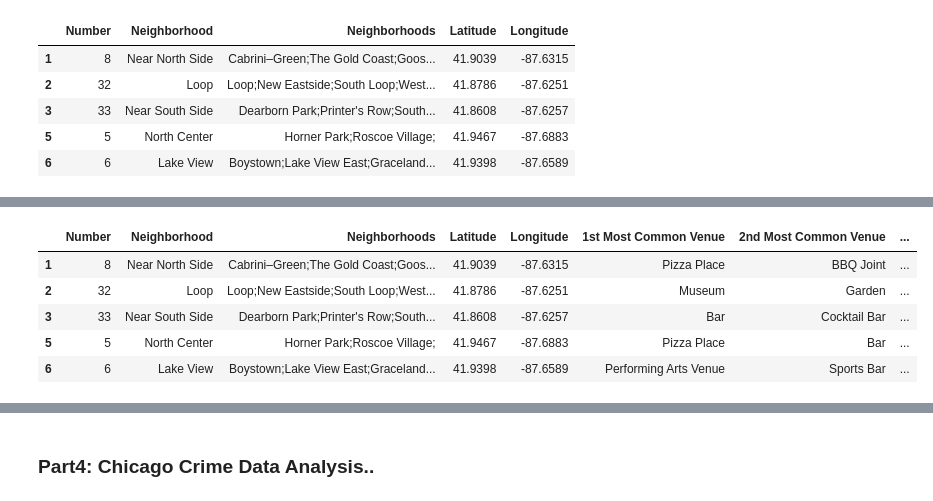
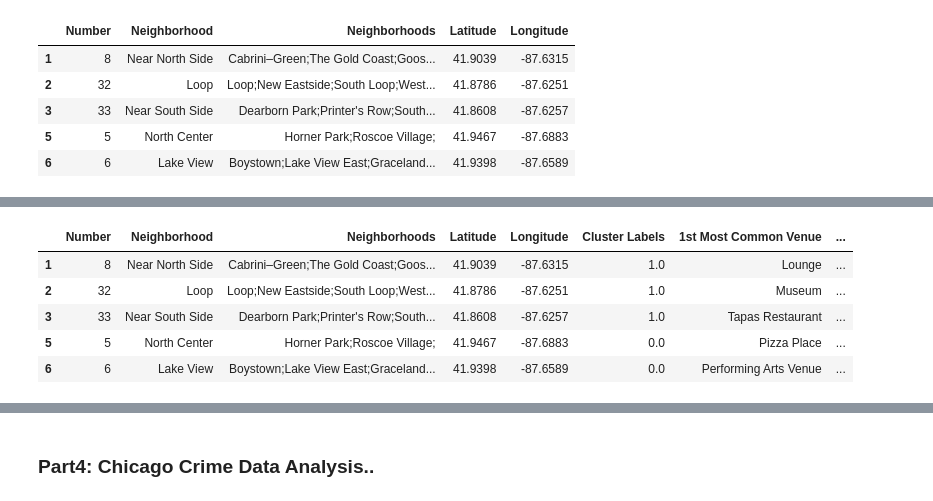
Before and after one commit to Kailas684/Coursera_Capstone_Project, a Jupyter notebook: Chicago_Overview_Data_Soln copy 1.ipynb, the cells around one changed output, grey strips where cells are left out. Saved outputs shown, nothing was run; the diff lists cells and outputs as text; code cells hidden in the pictures.

```diff
--- a/Chicago_Overview_Data_Soln copy 1.ipynb
+++ b/Chicago_Overview_Data_Soln copy 1.ipynb
@@ -617,12 +623,15 @@ neighborhoods_venues_sorted.head()
 # %%
 # add clustering labels
+neighborhoods_venues_sorted.insert(0, 'Cluster Labels', kmeans.labels_)
+
 chicago_cluster = []
 chicago_cluster = chicago_merged.join(neighborhoods_venues_sorted.set_index('Neighborhood'), on='Neighborhood')
+#chicago_cluster.insert(0, 'Cluster Labels', kmeans.labels_)
 chicago_cluster.head() # check the last columns!
 # %% [output]
-|  | Number | Neighborhood | Neighborhoods | Latitude | Longitude | 1st Most Common Venue | 2nd Most Common Venue | ... |
-| 1 | 8 | Near North Side | Cabrini–Green;The Gold Coast;Goos... | 41.9039 | -87.6315 | Pizza Place | BBQ Joint | ... |
-| 2 | 32 | Loop | Loop;New Eastside;South Loop;West... | 41.8786 | -87.6251 | Museum | Garden | ... |
-| 3 | 33 | Near South Side | Dearborn Park;Printer's Row;South... | 41.8608 | -87.6257 | Bar | Cocktail Bar | ... |
-| 5 | 5 | North Center | Horner Park;Roscoe Village; | 41.9467 | -87.6883 | Pizza Place | Bar | ... |
-| 6 | 6 | Lake View | Boystown;Lake View East;Graceland... | 41.9398 | -87.6589 | Performing Arts Venue | Sports Bar | ... |
+|  | Number | Neighborhood | Neighborhoods | Latitude | Longitude | Cluster Labels | 1st Most Common Venue | ... |
+| 1 | 8 | Near North Side | Cabrini–Green;The Gold Coast;Goos... | 41.9039 | -87.6315 | 1.0 | Lounge | ... |
+| 2 | 32 | Loop | Loop;New Eastside;South Loop;West... | 41.8786 | -87.6251 | 1.0 | Museum | ... |
+| 3 | 33 | Near South Side | Dearborn Park;Printer's Row;South... | 41.8608 | -87.6257 | 1.0 | Tapas Restaurant | ... |
+| 5 | 5 | North Center | Horner Park;Roscoe Village; | 41.9467 | -87.6883 | 0.0 | Pizza Place | ... |
+| 6 | 6 | Lake View | Boystown;Lake View East;Graceland... | 41.9398 | -87.6589 | 0.0 | Performing Arts Venue | ... |
```
Also changed, not shown: parts of 27 cells of this notebook.
